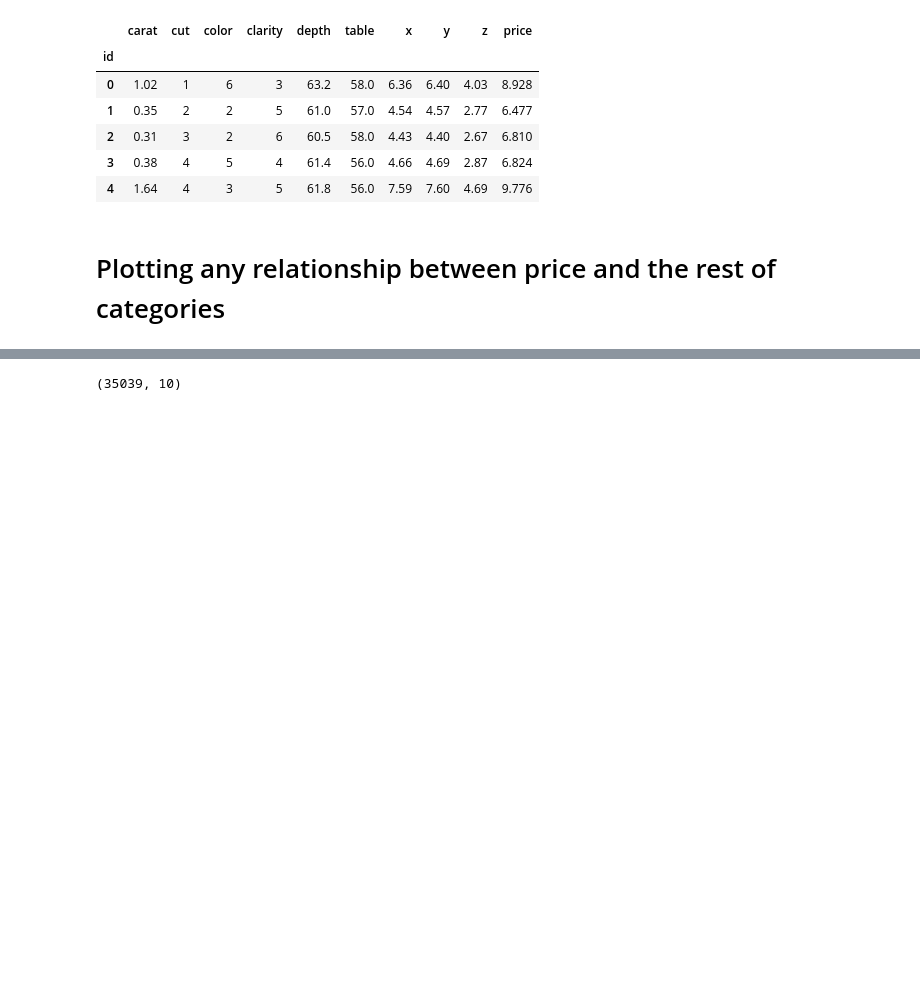
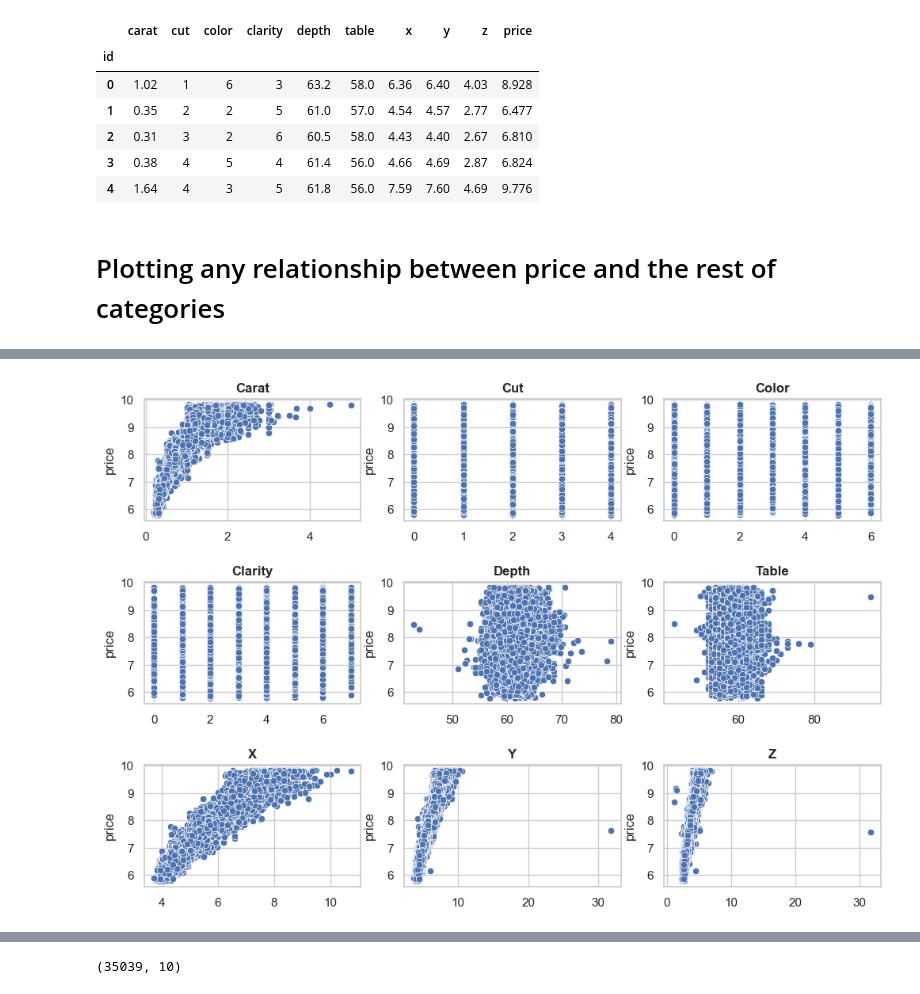
Before and after one commit to mplanasgit/project-5, a Jupyter notebook: src/exploration.ipynb, the cells around one changed output, grey strips where cells are left out. Cells and saved outputs as stored; diff of their text form; code cells hidden in the pictures; blank space fills up the shorter version.

```diff
--- a/src/exploration.ipynb
+++ b/src/exploration.ipynb
@@ -146,0 +150,17 @@ sns.pairplot(diamonds);
+# %%
+variables = diamonds.columns[:-1].to_list() # cast all variables except price to a list
+# %%
+fig, axs = plt.subplots(nrows=3, ncols=3)
+plt.subplots_adjust(hspace=0.5)
+
+# loop through the variables and flattened axes
+for variable, ax in zip(variables, axs.ravel()):
+    # filter df for that variable and plot on specified axes
+    sns.scatterplot(data=diamonds[[variable, "price"]], x=variable, y="price", ax=ax)
+    # chart formatting
+    ax.set_title(variable.title(), fontweight="bold")
+    ax.set_xlabel("")
+
+plt.savefig('./output/scatter_variables.jpg', dpi=1000, bbox_inches='tight');
+# %% [output]
+[figure, added]
```
Also changed, not shown: parts of 5 cells of this notebook.
